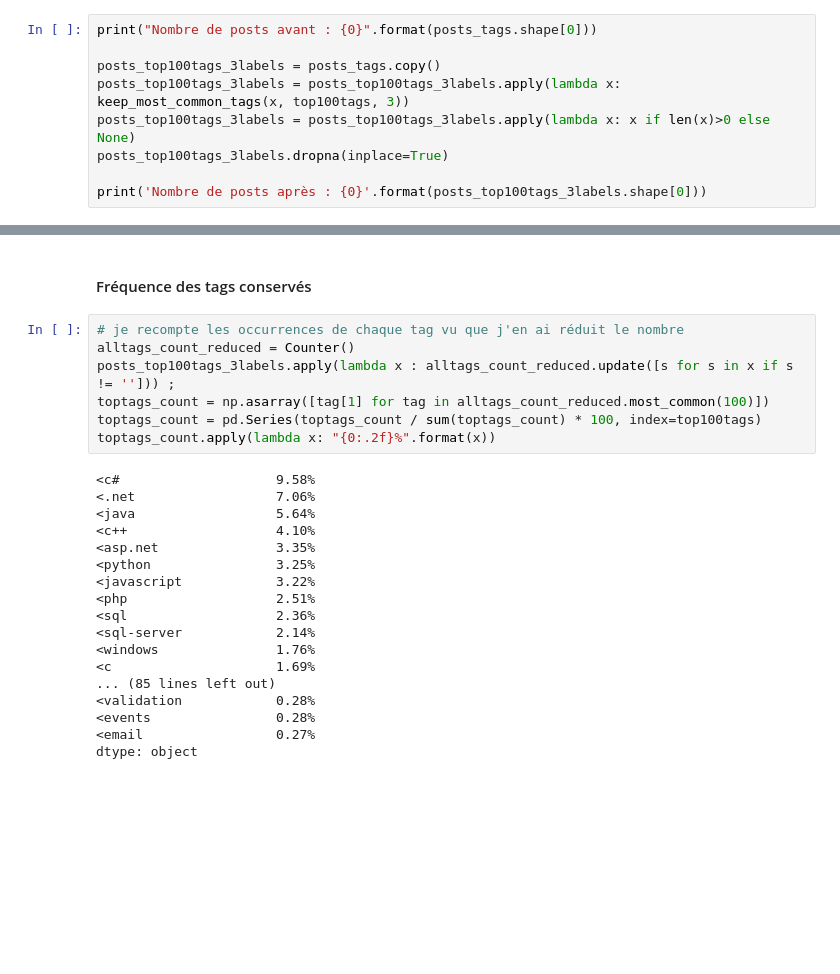
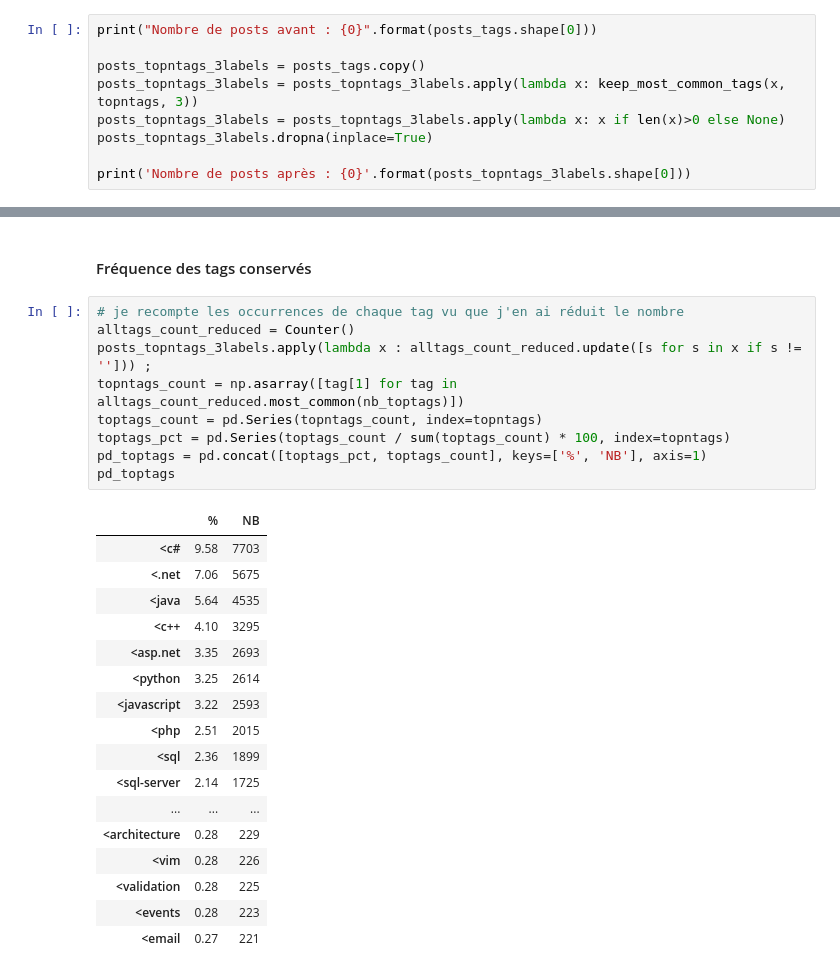
Before and after one commit to ridurand/OCR06, a Jupyter notebook: stackoverflow_exploration.ipynb, the cells around one changed output, grey strips where cells are left out. Drawn from its saved outputs; the diff is of its cells as text; blank space fills up the shorter version.

```diff
--- a/stackoverflow_exploration.ipynb
+++ b/stackoverflow_exploration.ipynb
@@ -351,12 +354,12 @@ plt.show()
 # %%
 print("Nombre de posts avant : {0}".format(posts_tags.shape[0]))
 
-posts_top100tags_3labels = posts_tags.copy()
-posts_top100tags_3labels = posts_top100tags_3labels.apply(lambda x: keep_most_common_tags(x, top100tags, 3))
-posts_top100tags_3labels = posts_top100tags_3labels.apply(lambda x: x if len(x)>0 else None)
-posts_top100tags_3labels.dropna(inplace=True)
+posts_topntags_3labels = posts_tags.copy()
+posts_topntags_3labels = posts_topntags_3labels.apply(lambda x: keep_most_common_tags(x, topntags, 3))
+posts_topntags_3labels = posts_topntags_3labels.apply(lambda x: x if len(x)>0 else None)
+posts_topntags_3labels.dropna(inplace=True)
 
-print('Nombre de posts après : {0}'.format(posts_top100tags_3labels.shape[0]))
+print('Nombre de posts après : {0}'.format(posts_topntags_3labels.shape[0]))
 # %% [output]
 Nombre de posts avant : 55598
 Nombre de posts après : 48527
@@ -365,28 +368,30 @@ Nombre de posts après : 48527
 # %%
 # je recompte les occurrences de chaque tag vu que j'en ai réduit le nombre
 alltags_count_reduced = Counter()
-posts_top100tags_3labels.apply(lambda x : alltags_count_reduced.update([s for s in x if s != ''])) ;
-toptags_count = np.asarray([tag[1] for tag in alltags_count_reduced.most_common(100)])
-toptags_count = pd.Series(toptags_count / sum(toptags_count) * 100, index=top100tags)
-toptags_count.apply(lambda x: "{0:.2f}%".format(x))
+posts_topntags_3labels.apply(lambda x : alltags_count_reduced.update([s for s in x if s != ''])) ;
+topntags_count = np.asarray([tag[1] for tag in alltags_count_reduced.most_common(nb_toptags)])
+toptags_count = pd.Series(topntags_count, index=topntags)
+toptags_pct = pd.Series(toptags_count / sum(toptags_count) * 100, index=topntags)
+pd_toptags = pd.concat([toptags_pct, toptags_count], keys=['%', 'NB'], axis=1)
+pd_toptags
 # %% [output]
-<c#                    9.58%
-<.net                  7.06%
-<java                  5.64%
-<c++                   4.10%
-<asp.net               3.35%
-<python                3.25%
-<javascript            3.22%
-<php                   2.51%
-<sql                   2.36%
-<sql-server            2.14%
-<windows               1.76%
-<c                     1.69%
-... (85 lines left out)
-<validation            0.28%
-<events                0.28%
-<email                 0.27%
-dtype: object
+|  | % | NB |
+| <c# | 9.58 | 7703 |
+| <.net | 7.06 | 5675 |
+| <java | 5.64 | 4535 |
+| <c++ | 4.10 | 3295 |
+| <asp.net | 3.35 | 2693 |
+| <python | 3.25 | 2614 |
+| <javascript | 3.22 | 2593 |
+| <php | 2.51 | 2015 |
+| <sql | 2.36 | 1899 |
+| <sql-server | 2.14 | 1725 |
+| ... | ... | ... |
+| <architecture | 0.28 | 229 |
+| <vim | 0.28 | 226 |
+| <validation | 0.28 | 225 |
+| <events | 0.28 | 223 |
+| <email | 0.27 | 221 |
 # %%
 # Binarizing the tags for the supervised models
 multilabel_binarizer = MultiLabelBinarizer()
```
Also changed, not shown: parts of 9 cells of this notebook, 3 other files.
